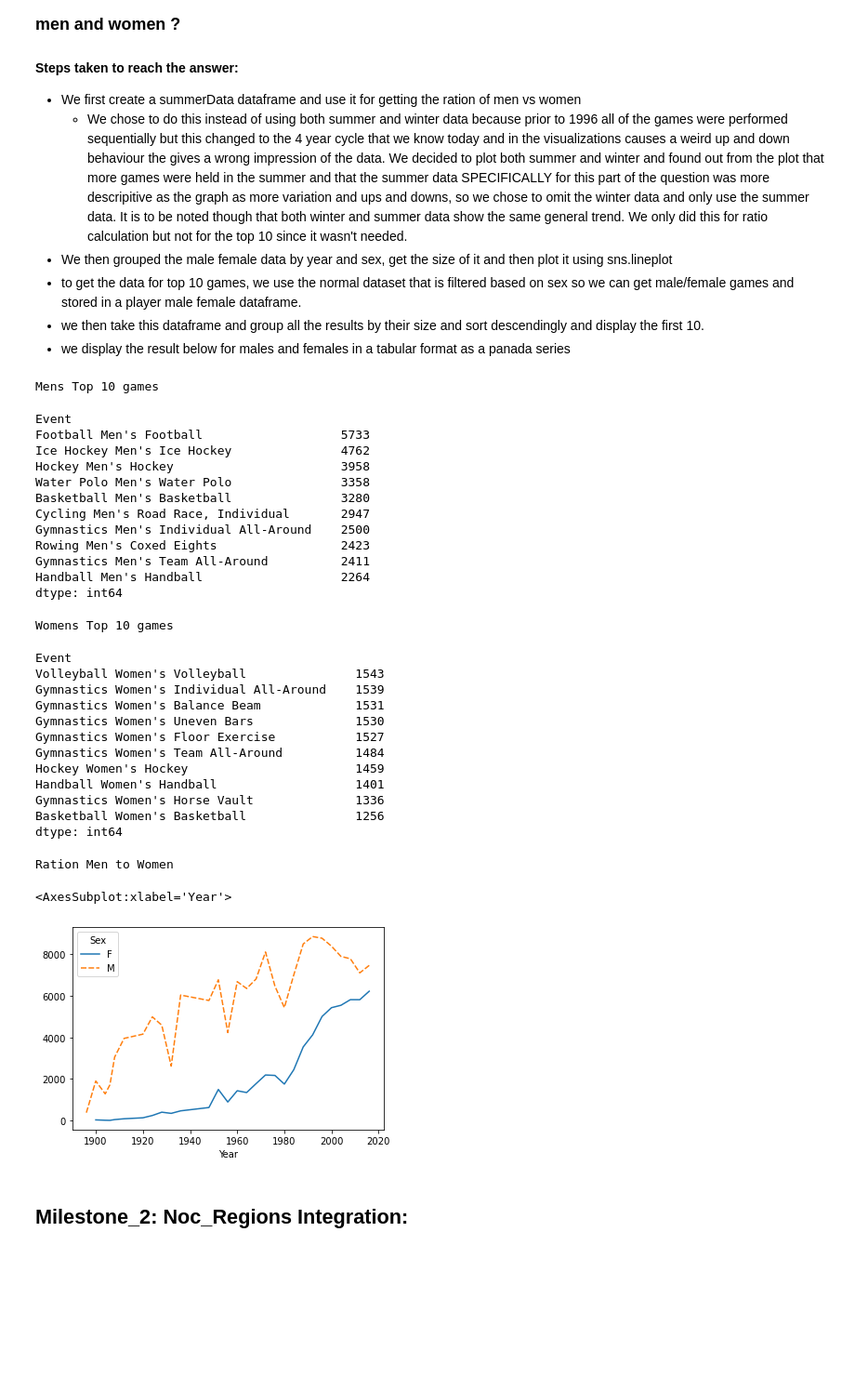
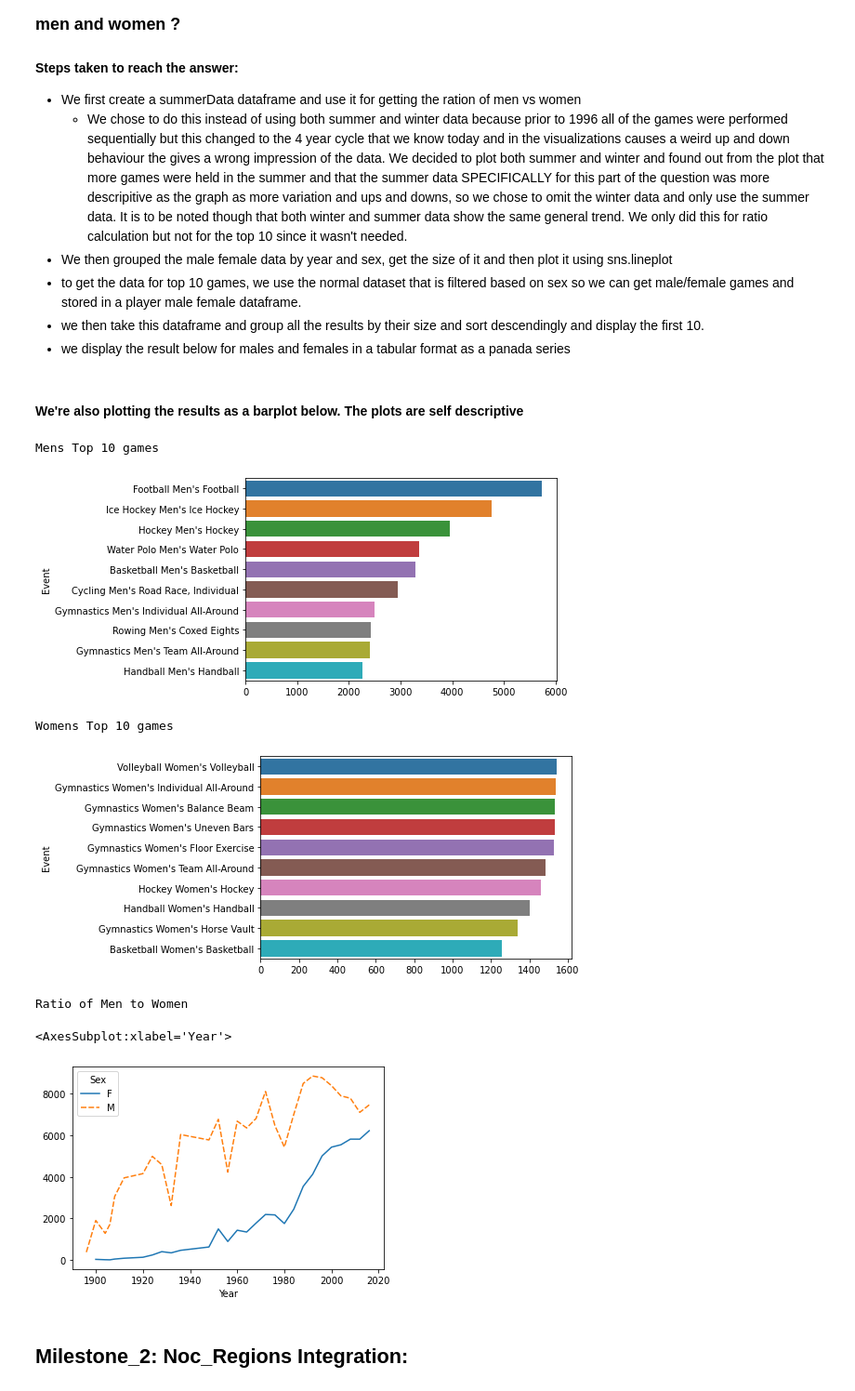
Before and after one commit to vitaminsofsalem/Data_Engineering_Milestone_1, a Jupyter notebook: Olympic_Exploration.ipynb, the cells around one changed output. Shown: that part at 93% size. Drawn from its saved outputs; the diff is of its cells as text; code cells hidden in the pictures; blank space fills up the shorter version.

```diff
--- a/Olympic_Exploration.ipynb
+++ b/Olympic_Exploration.ipynb
@@ -210,59 +287,47 @@ for col in ['Height', 'Weight', 'AvgBF%']:
 - to get the data for top 10 games, we use the normal dataset that is filtered based on sex so we can get male/female games and stored in a player male female dataframe.
 - we then take this dataframe and group all the results by their size and sort descendingly and display the first 10.
 - we display the result below for males and females in a tabular format as a panada series
+# %% [markdown]
+#### We're also plotting the results as a barplot below. The plots are self descriptive
 # %%
 # Summer dataframe init
 summer_df = dataset[dataset['Season'] == 'Summer']
 
 # Function to calculate ratio of men to women
 def ratio_men_women(dataset):
     mf_summer = dataset.groupby(['Year', 'Sex']).size().unstack()
     mf_chart = sns.lineplot(data=mf_summer)
     return mf_chart
 
 # Function to find top 10 events by gender
 def events_by_gender(dataset, sex):
     player_mf = dataset[dataset['Sex'] == sex]
     chart_mf = player_mf.groupby('Event').size().sort_values(ascending= False).head(10)
     return chart_mf
 
 # Display & output of functions
 print('Mens Top 10 games')
-display(events_by_gender(dataset, 'M'))
+male_top_10= events_by_gender(dataset, 'M')
+sns.barplot(male_top_10.values, male_top_10.index)
+plt.legend([],[], frameon=False) # removes legend
+plt.show()
+
 print('Womens Top 10 games')
-display(events_by_gender(dataset, 'F'))
-print('Ration Men to Women')
+female_top_10= events_by_gender(dataset, 'F')
+sns.barplot(female_top_10.values, female_top_10.index)
+plt.legend([],[], frameon=False) # removes legend
+plt.show()
+
+print('Ratio of Men to Women')
 ratio_men_women(summer_df)
 # %% [output]
 Mens Top 10 games
+[figure, new version]
-Event
-Football Men's Football                   5733
-Ice Hockey Men's Ice Hockey               4762
-Hockey Men's Hockey                       3958
-Water Polo Men's Water Polo               3358
-Basketball Men's Basketball               3280
-Cycling Men's Road Race, Individual       2947
-Gymnastics Men's Individual All-Around    2500
-Rowing Men's Coxed Eights                 2423
-Gymnastics Men's Team All-Around          2411
-Handball Men's Handball                   2264
-dtype: int64
+Womens Top 10 games
+[figure, added]
-Womens Top 10 games
+Ratio of Men to Women
-Event
-Volleyball Women's Volleyball               1543
-Gymnastics Women's Individual All-Around    1539
-Gymnastics Women's Balance Beam             1531
-Gymnastics Women's Uneven Bars              1530
-Gymnastics Women's Floor Exercise           1527
-Gymnastics Women's Team All-Around          1484
-Hockey Women's Hockey                       1459
-Handball Women's Handball                   1401
-Gymnastics Women's Horse Vault              1336
-Basketball Women's Basketball               1256
-dtype: int64
+<AxesSubplot:xlabel='Year'>
-Ration Men to Women
-<AxesSubplot:xlabel='Year'>
-[figure, old version]
+[figure, added]
 # %% [markdown]
 ## Milestone_2: Noc_Regions Integration:
 # %%
```
Also changed, not shown: parts of 14 cells of this notebook, 1 other file.
